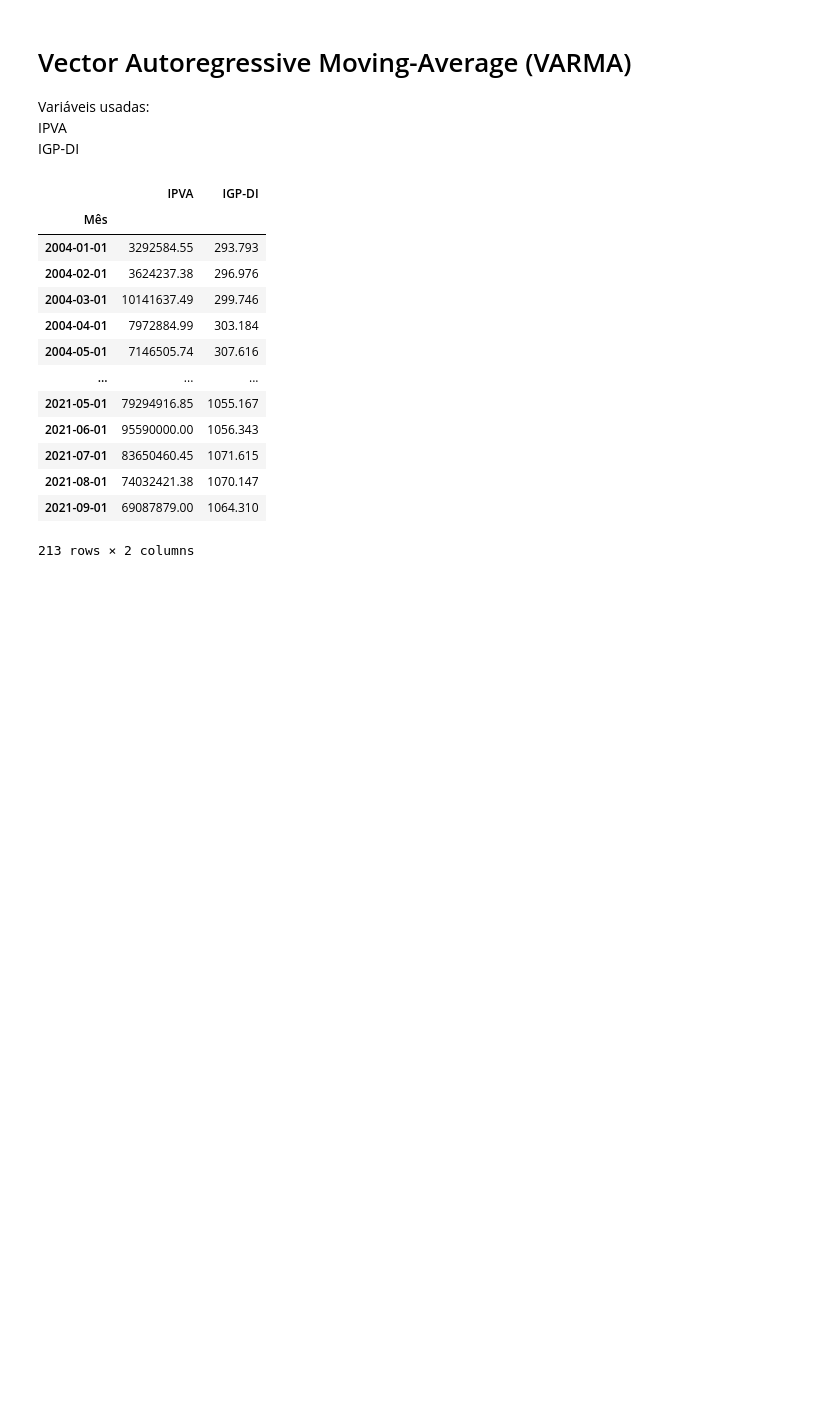
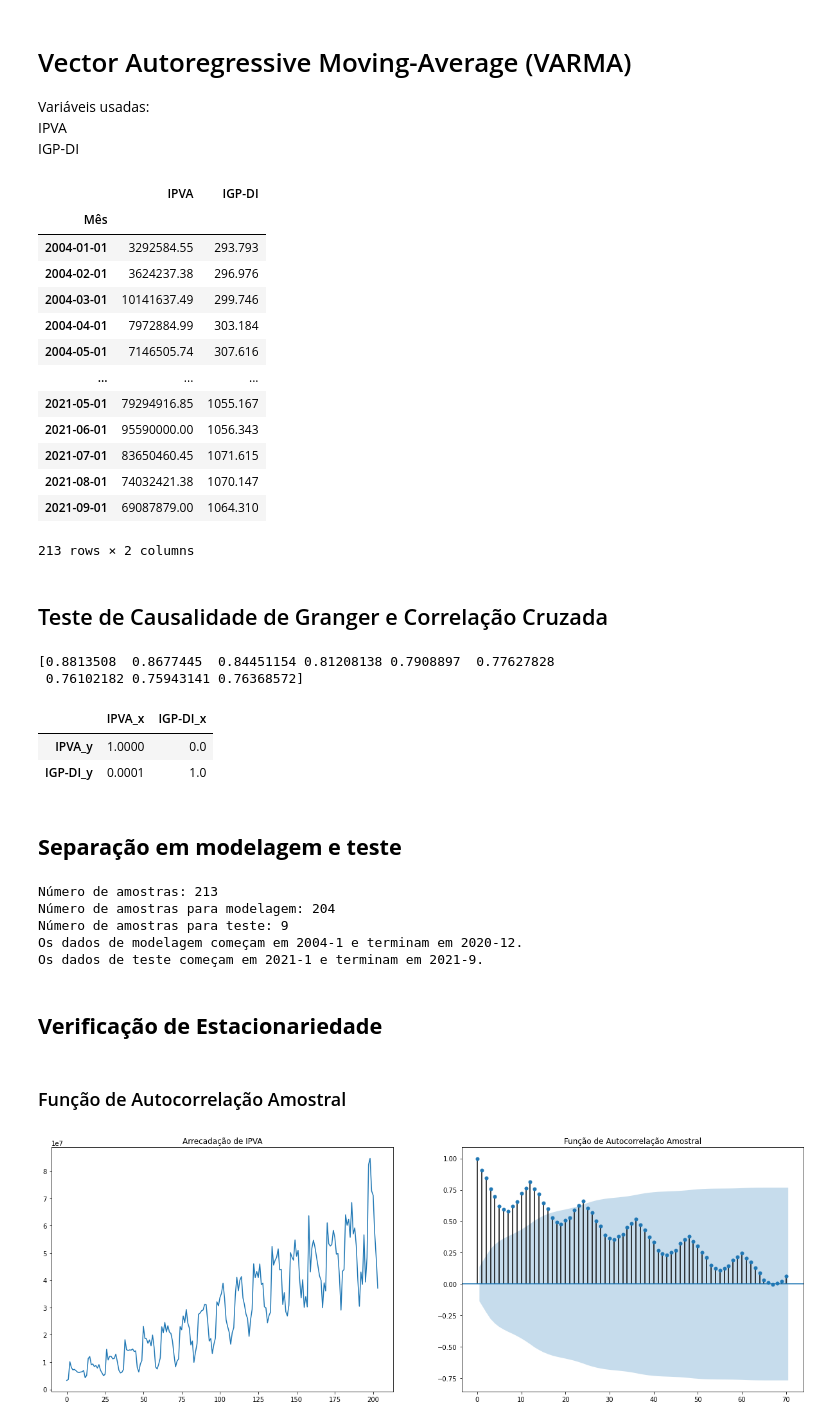
Before and after one commit to nicolycosta/Correlacao-e-regressao, a Jupyter notebook: VARMA.ipynb, the cells around one changed output. Saved outputs shown, nothing was run; the diff lists cells and outputs as text; code cells hidden in the pictures; blank space fills up the shorter version.

```diff
--- a/VARMA.ipynb
+++ b/VARMA.ipynb
@@ -39,3 +39,12 @@ serie
 | 2021-08-01 | 74032421.38 | 1070.147 |
 | 2021-09-01 | 69087879.00 | 1064.310 |
 213 rows × 2 columns
+# %% [markdown]
+## Teste de Causalidade de Granger e Correlação Cruzada
+# %%
+#### Correlação Cruzada
+a= sm.tsa.stattools.ccf(serie['IGP-DI'], serie['IPVA'])
+print(a[1:10])
+# %% [output]
+[0.8813508  0.8677445  0.84451154 0.81208138 0.7908897  0.77627828
+ 0.76102182 0.75943141 0.76368572]
@@ -41,0 +79,46 @@ serie
+# %%
+grangers_causation_matrix(serie, variables = serie.columns)
+# %% [output]
+|  | IPVA_x | IGP-DI_x |
+| IPVA_y | 1.0000 | 0.0 |
+| IGP-DI_y | 0.0001 | 1.0 |
+# %% [markdown]
+## **Separação em modelagem e teste**
+# %%
+nSamples = len(serie) # Número total de amostras na série.
+nTestSamples = 9     # Número de amostras definidas para teste. Nesse caso, 9 amostras.
+nModelSamples = nSamples - nTestSamples     # Número de amostras definidas para modelagem
+serieModel = serie.iloc[:nModelSamples]
+serieTest = serie.iloc[nModelSamples:]
+
+print(f'Número de amostras: {nSamples}')
+print(f'Número de amostras para modelagem: {nModelSamples}')
+print(f'Número de amostras para teste: {nTestSamples}')
+print(f'Os dados de modelagem começam em {serieModel.index[0].year}-{serieModel.index[0].month} e terminam em {serieModel.index[nModelSamples - 1].year}-{serieModel.index[nModelSamples - 1].month}.')
+print(f'Os dados de teste começam em {serieTest.index[0].year}-{serieTest.index[0].month} e terminam em {serieTest.index[nTestSamples - 1].year}-{serieTest.index[nTestSamples - 1].month}.')
+# %% [output]
+Número de amostras: 213
+Número de amostras para modelagem: 204
+Número de amostras para teste: 9
+Os dados de modelagem começam em 2004-1 e terminam em 2020-12.
+Os dados de teste começam em 2021-1 e terminam em 2021-9.
+# %% [markdown]
+## **Verificação de Estacionariedade**
+# %% [markdown]
+### Função de Autocorrelação Amostral
+# %%
+#### Variável endógena: ICMS
+
+icms = serieModel['IPVA'].values
+
+plt.figure(figsize = (21, 7))
+plt.subplot(1,2,1)
+plt.plot(icms)
+plt.title('Arrecadação de IPVA')
+
+ax2 = plt.subplot(1,2,2)
+plot_acf(icms, lags=70, title = 'Função de Autocorrelação Amostral',  alpha = 0.05, ax = ax2)
+
+plt.show()
+# %% [output]
+[figure, added]
```
Also changed, not shown: parts of 2 cells of this notebook.
